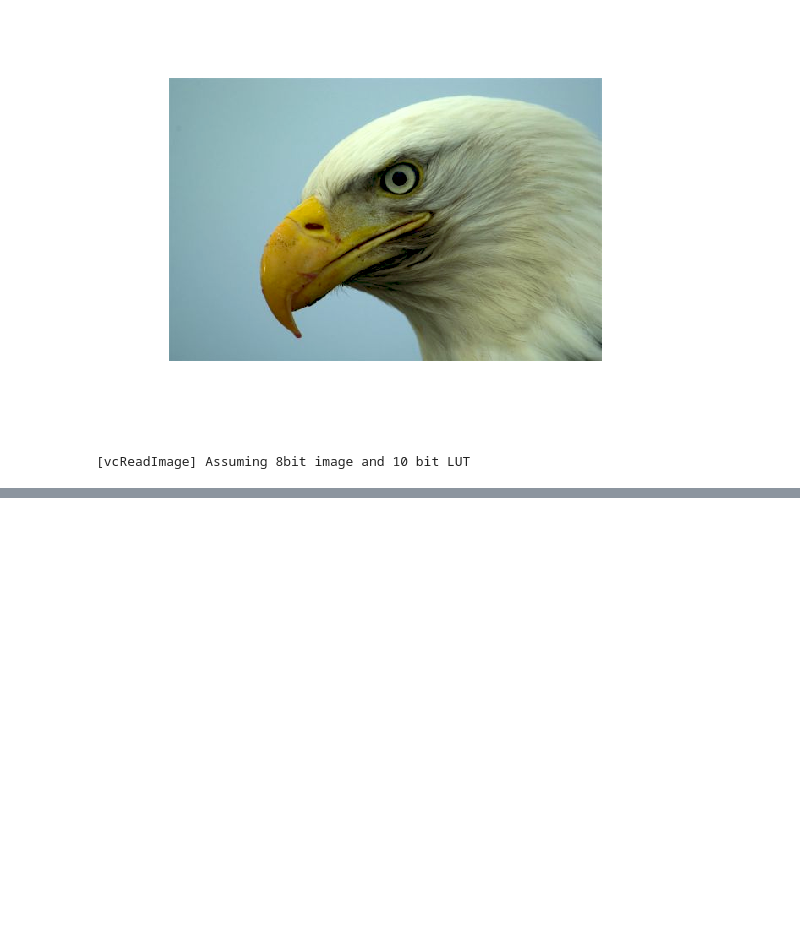
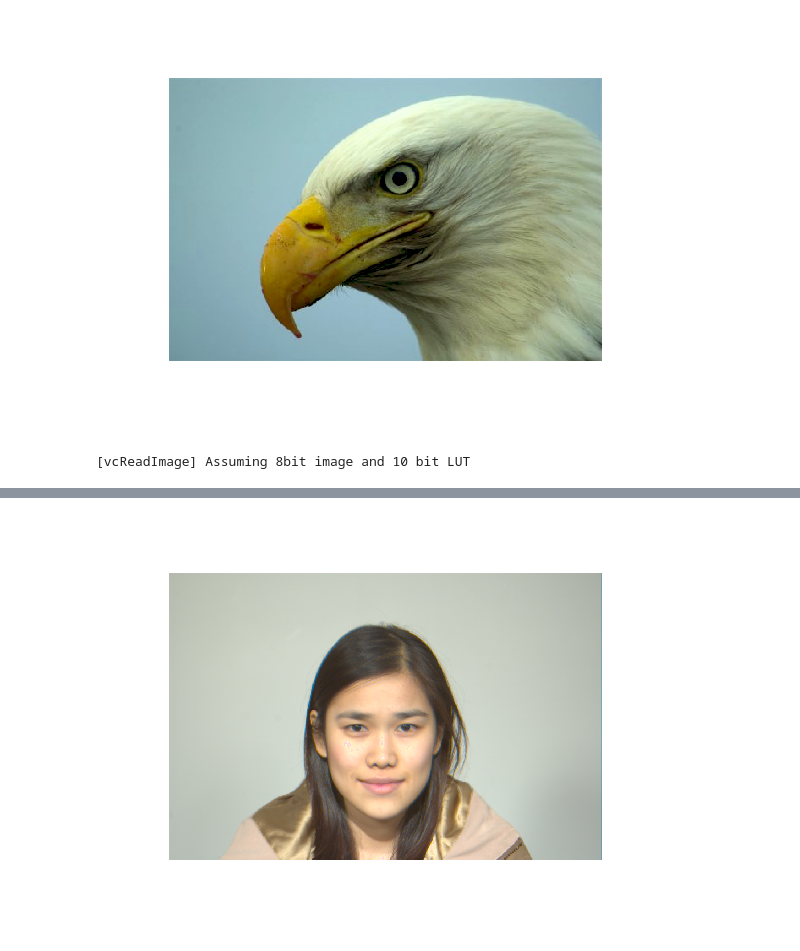
Before and after one commit to isetbio/notebooks, a Jupyter notebook: isetbio/Introduction/Scene/Scene-01.ipynb, the cells around one changed output, grey strips where cells are left out. Drawn from its saved outputs; the diff is of its cells as text; code cells hidden in the pictures; blank space fills up the shorter version.

```diff
--- a/isetbio/Introduction/Scene/Scene-01.ipynb
+++ b/isetbio/Introduction/Scene/Scene-01.ipynb
@@ -39,0 +91,6 @@ sceneShowImage(scene);
+# %%
+% Because it is spectral, we can re-render it under a daylight
+scene = sceneAdjustIlluminant(scene,'D65.mat');
+sceneShowImage(scene);
+# %% [output]
+[figure, added]
```
Also changed, not shown: parts of 4 cells of this notebook.
